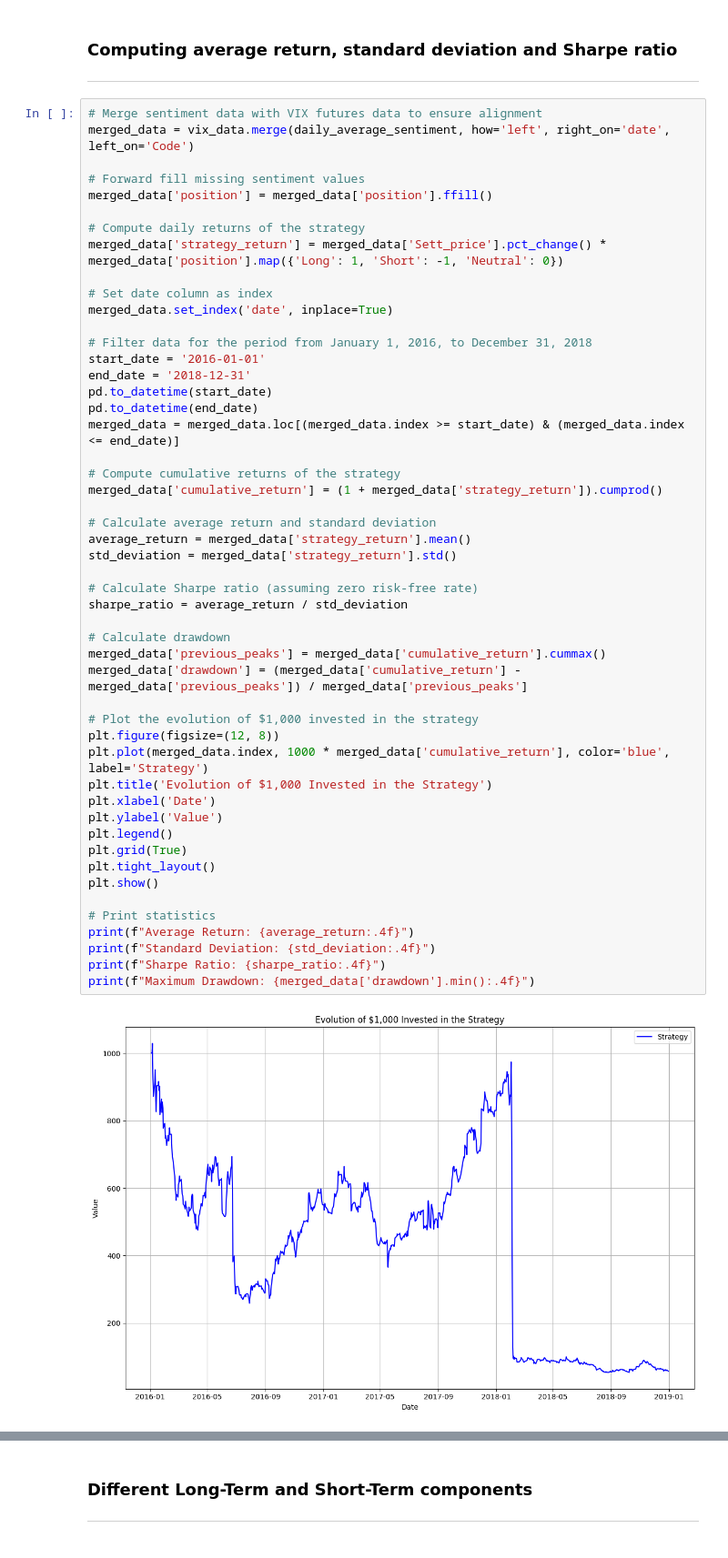
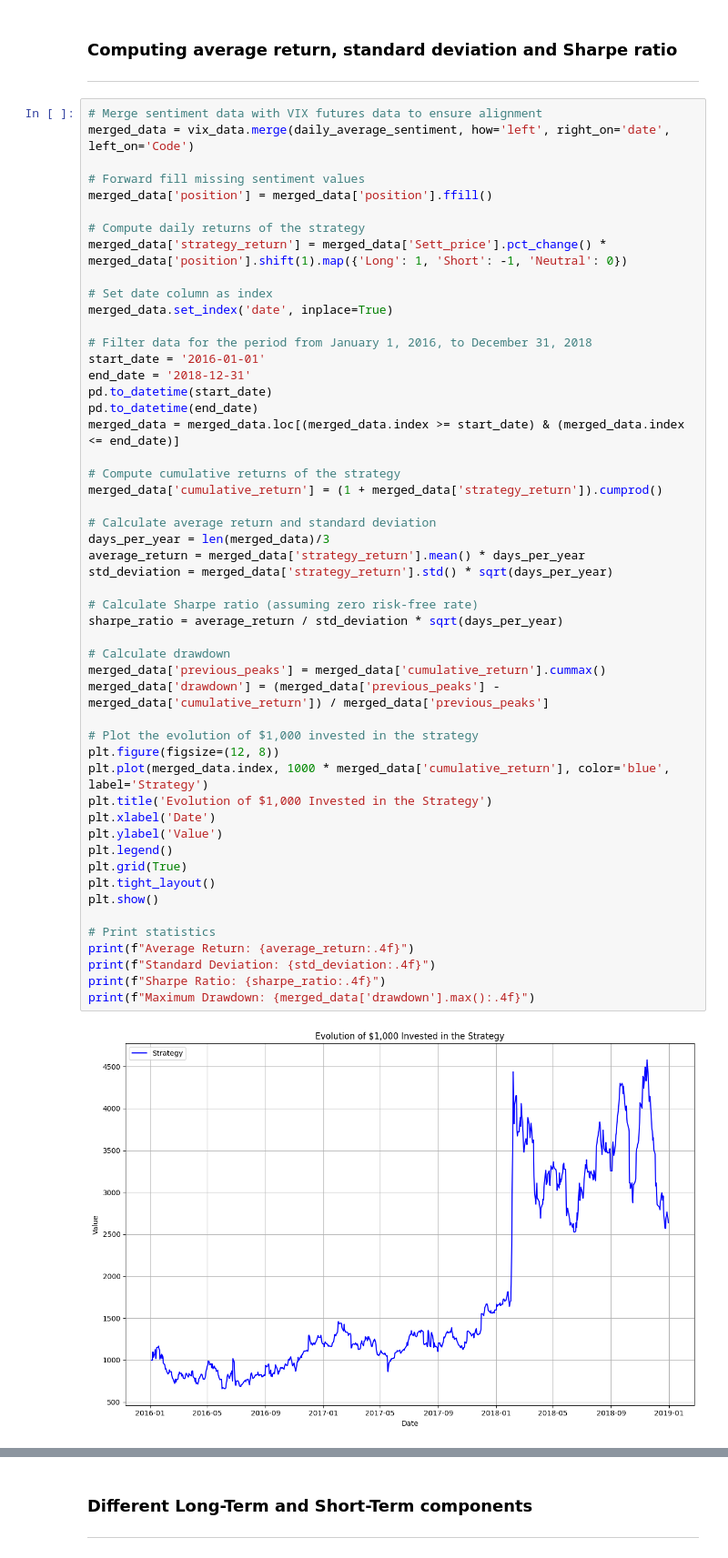
Before and after one commit to ssagun/SentAnalysisVIX, a Jupyter notebook: SentimentAnalysis.ipynb, the cells around one changed output, grey strips where cells are left out. Shown: that part at 91% size. Saved outputs shown, nothing was run; the diff lists cells and outputs as text.

```diff
--- a/SentimentAnalysis.ipynb
+++ b/SentimentAnalysis.ipynb
@@ -213,7 +214,7 @@ merged_data = vix_data.merge(daily_average_sentiment, how='left', right_on='date
 merged_data['position'] = merged_data['position'].ffill()
 
 # Compute daily returns of the strategy
-merged_data['strategy_return'] = merged_data['Sett_price'].pct_change() * merged_data['position'].map({'Long': 1, 'Short': -1, 'Neutral': 0})
+merged_data['strategy_return'] = merged_data['Sett_price'].pct_change() * merged_data['position'].shift(1).map({'Long': 1, 'Short': -1, 'Neutral': 0})
 
 # Set date column as index
 merged_data.set_index('date', inplace=True)
@@ -224,36 +225,37 @@ end_date = '2018-12-31'
 pd.to_datetime(start_date)
 pd.to_datetime(end_date)
 merged_data = merged_data.loc[(merged_data.index >= start_date) & (merged_data.index <= end_date)]
 
 # Compute cumulative returns of the strategy
 merged_data['cumulative_return'] = (1 + merged_data['strategy_return']).cumprod()
 
 # Calculate average return and standard deviation
-average_return = merged_data['strategy_return'].mean()
-std_deviation = merged_data['strategy_return'].std()
+days_per_year = len(merged_data)/3
+average_return = merged_data['strategy_return'].mean() * days_per_year
+std_deviation = merged_data['strategy_return'].std() * sqrt(days_per_year)
 
 # Calculate Sharpe ratio (assuming zero risk-free rate)
-sharpe_ratio = average_return / std_deviation
+sharpe_ratio = average_return / std_deviation * sqrt(days_per_year)
 
 # Calculate drawdown
 merged_data['previous_peaks'] = merged_data['cumulative_return'].cummax()
-merged_data['drawdown'] = (merged_data['cumulative_return'] - merged_data['previous_peaks']) / merged_data['previous_peaks']
+merged_data['drawdown'] = (merged_data['previous_peaks'] - merged_data['cumulative_return']) / merged_data['previous_peaks']
 
 # Plot the evolution of $1,000 invested in the strategy
 plt.figure(figsize=(12, 8))
 plt.plot(merged_data.index, 1000 * merged_data['cumulative_return'], color='blue', label='Strategy')
 plt.title('Evolution of $1,000 Invested in the Strategy')
 plt.xlabel('Date')
 plt.ylabel('Value')
 plt.legend()
 plt.grid(True)
 plt.tight_layout()
 plt.show()
 
 # Print statistics
 print(f"Average Return: {average_return:.4f}")
 print(f"Standard Deviation: {std_deviation:.4f}")
 print(f"Sharpe Ratio: {sharpe_ratio:.4f}")
-print(f"Maximum Drawdown: {merged_data['drawdown'].min():.4f}")
+print(f"Maximum Drawdown: {merged_data['drawdown'].max():.4f}")
 # %% [output]
-[figure, old version]
+[figure, new version]
```
Also changed, not shown: parts of 5 cells of this notebook.
